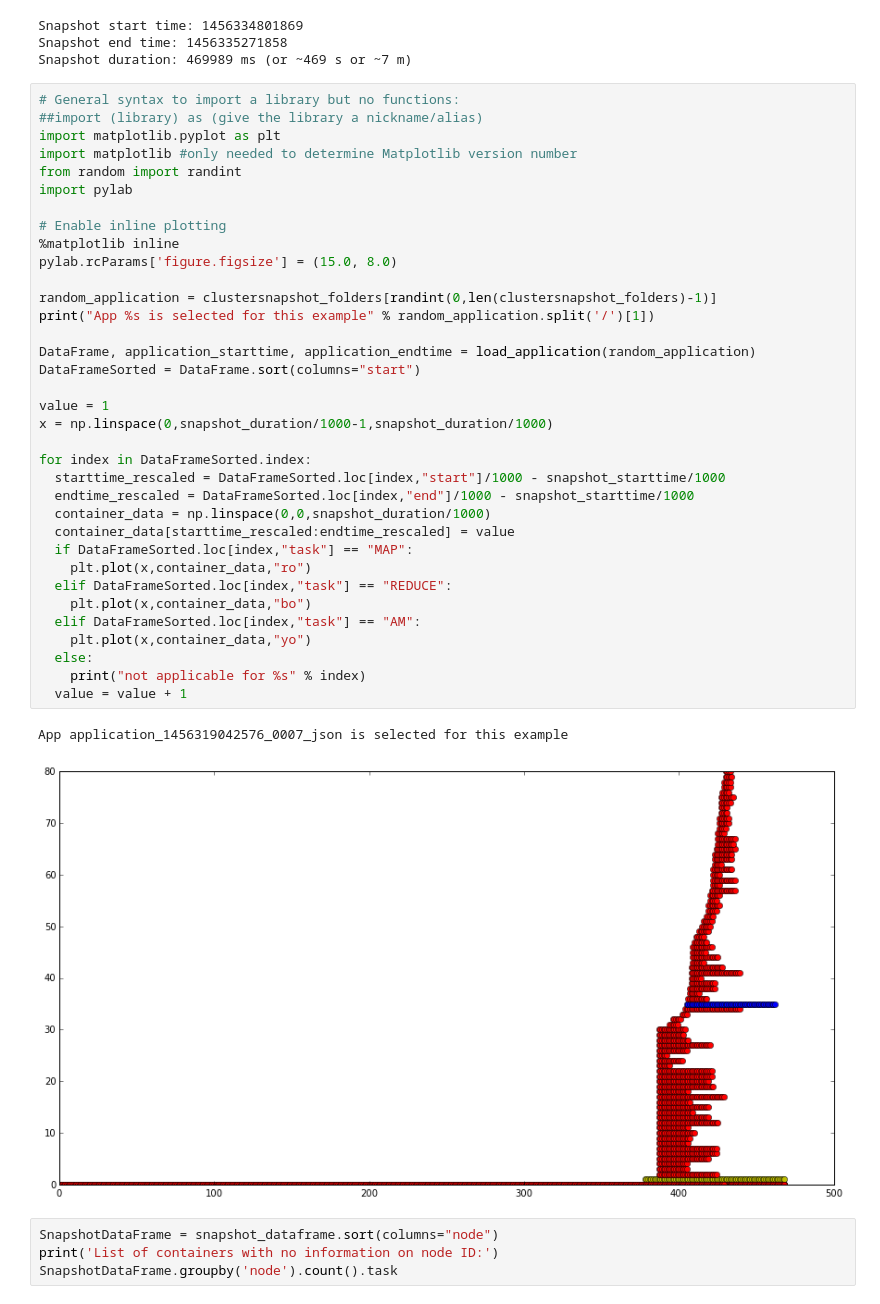
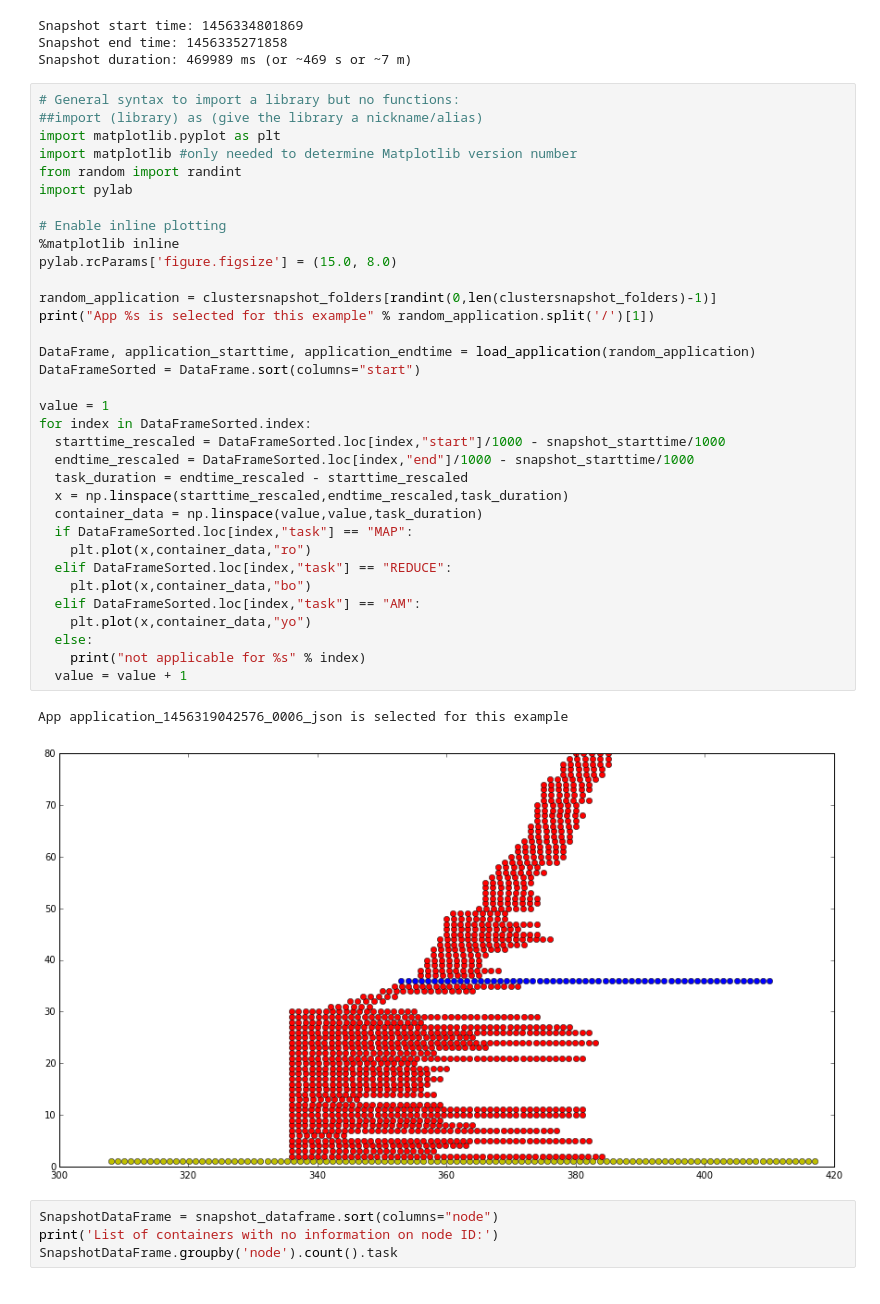
Before and after one commit to hasonhai/yarntracking, a Jupyter notebook: notebook/ResourceUtilization.ipynb, the cells around one changed output. Saved outputs shown, nothing was run; the diff lists cells and outputs as text.

Commit message:
modify image for one single applicaiton

```diff
--- a/notebook/ResourceUtilization.ipynb
+++ b/notebook/ResourceUtilization.ipynb
@@ -135,39 +135,38 @@ Snapshot duration: 469989 ms (or ~469 s or ~7 m)
 ##import (library) as (give the library a nickname/alias)
 import matplotlib.pyplot as plt
 import matplotlib #only needed to determine Matplotlib version number
 from random import randint
 import pylab
 
 # Enable inline plotting
 %matplotlib inline
 pylab.rcParams['figure.figsize'] = (15.0, 8.0)
 
 random_application = clustersnapshot_folders[randint(0,len(clustersnapshot_folders)-1)]
 print("App %s is selected for this example" % random_application.split('/')[1])
 
 DataFrame, application_starttime, application_endtime = load_application(random_application)
 DataFrameSorted = DataFrame.sort(columns="start")
 
 value = 1
-x = np.linspace(0,snapshot_duration/1000-1,snapshot_duration/1000)
-
 for index in DataFrameSorted.index:
   starttime_rescaled = DataFrameSorted.loc[index,"start"]/1000 - snapshot_starttime/1000
   endtime_rescaled = DataFrameSorted.loc[index,"end"]/1000 - snapshot_starttime/1000
-  container_data = np.linspace(0,0,snapshot_duration/1000)
-  container_data[starttime_rescaled:endtime_rescaled] = value
+  task_duration = endtime_rescaled - starttime_rescaled
+  x = np.linspace(starttime_rescaled,endtime_rescaled,task_duration)
+  container_data = np.linspace(value,value,task_duration)
   if DataFrameSorted.loc[index,"task"] == "MAP":
     plt.plot(x,container_data,"ro")
   elif DataFrameSorted.loc[index,"task"] == "REDUCE":
     plt.plot(x,container_data,"bo")
   elif DataFrameSorted.loc[index,"task"] == "AM":
     plt.plot(x,container_data,"yo")
   else:
     print("not applicable for %s" % index)
   value = value + 1
 # %% [output]
-App application_1456319042576_0007_json is selected for this example
+App application_1456319042576_0006_json is selected for this example
-[figure, old version]
+[figure, new version]
 # %%
 SnapshotDataFrame = snapshot_dataframe.sort(columns="node")
 print('List of containers with no information on node ID:')
```
